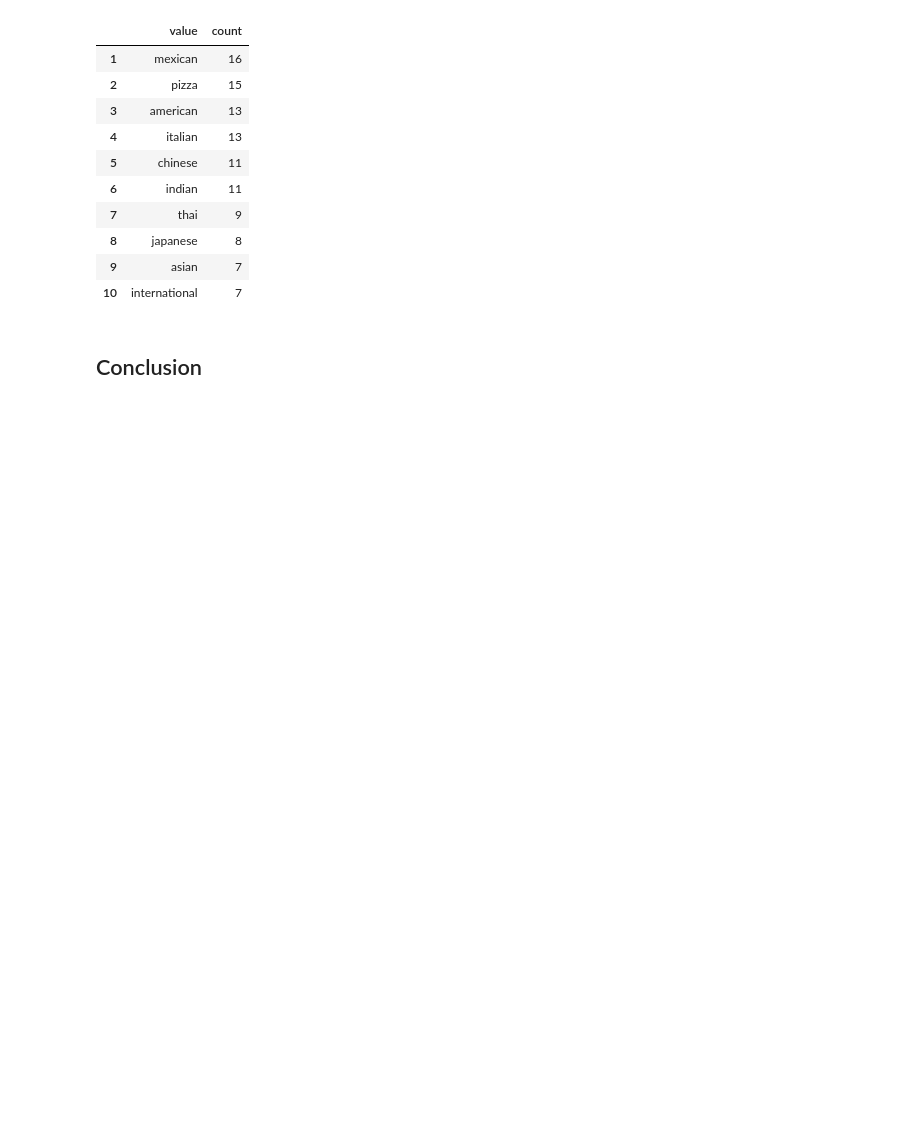
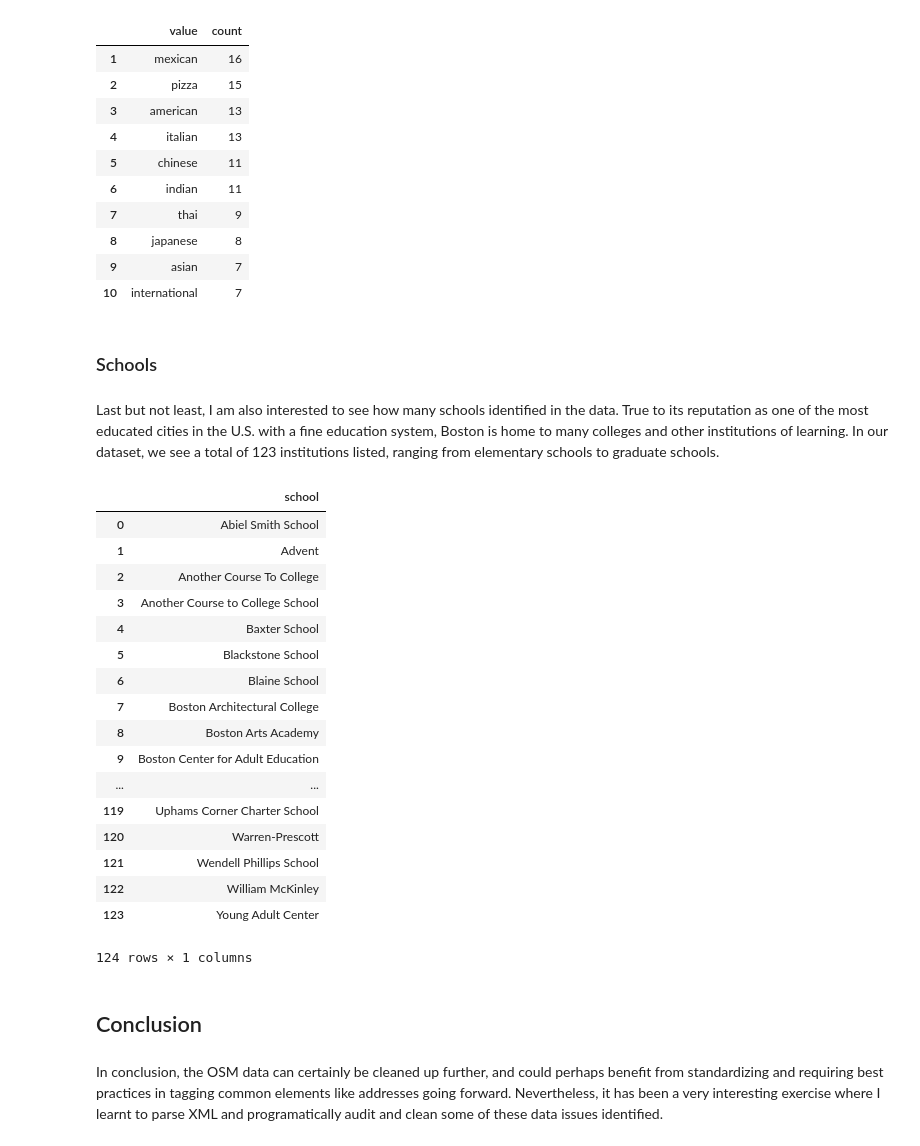
Before and after one commit to nyjgary/udacity_nanodegree, a Jupyter notebook: OSM - Data Wrangling/OSM_Boston.ipynb, the cells around one changed output. Cells and saved outputs as stored; diff of their text form; code cells hidden in the pictures; blank space fills up the shorter version.

Commit message:
schools

```diff
--- a/OSM - Data Wrangling/OSM_Boston.ipynb
+++ b/OSM - Data Wrangling/OSM_Boston.ipynb
@@ -402,5 +406,39 @@ pd.DataFrame(rows, columns=['value', 'count'], index=range(1,11))
 | 8 | japanese | 8 |
 | 9 | asian | 7 |
 | 10 | international | 7 |
+# %% [markdown]
+### Schools
+# %% [markdown]
+Last but not least, I am also interested to see how many schools identified in the data. True to its reputation as one of the most educated cities in the U.S. with a fine education system, Boston is home to many colleges and other institutions of learning. In our dataset, we see a total of 123 institutions listed, ranging from elementary schools to graduate schools.
+# %%
+QUERY = """
+        SELECT DISTINCT value FROM node_tags
+        WHERE id IN (SELECT id FROM node_tags WHERE key = 'amenity' and value = 'school') AND key = 'name'
+        ORDER BY value
+        """
+c.execute(QUERY)
+rows = c.fetchall()
+pd.DataFrame(rows, columns = ['school'])
+# %% [output]
+|  | school |
+| 0 | Abiel Smith School |
+| 1 | Advent |
+| 2 | Another Course To College |
+| 3 | Another Course to College School |
+| 4 | Baxter School |
+| 5 | Blackstone School |
+| 6 | Blaine School |
+| 7 | Boston Architectural College |
+| 8 | Boston Arts Academy |
+| 9 | Boston Center for Adult Education |
+| ... | ... |
+| 119 | Uphams Corner Charter School |
+| 120 | Warren-Prescott |
+| 121 | Wendell Phillips School |
+| 122 | William McKinley |
+| 123 | Young Adult Center |
+124 rows × 1 columns
 # %% [markdown]
 ## Conclusion
+# %% [markdown]
+In conclusion, the OSM data can certainly be cleaned up further, and could perhaps benefit from standardizing and requiring best practices in tagging common elements like addresses going forward. Nevertheless, it has been a very interesting exercise where I learnt to parse XML and programatically audit and clean some of these data issues identified.
```
Also changed, not shown: parts of 2 cells of this notebook.
